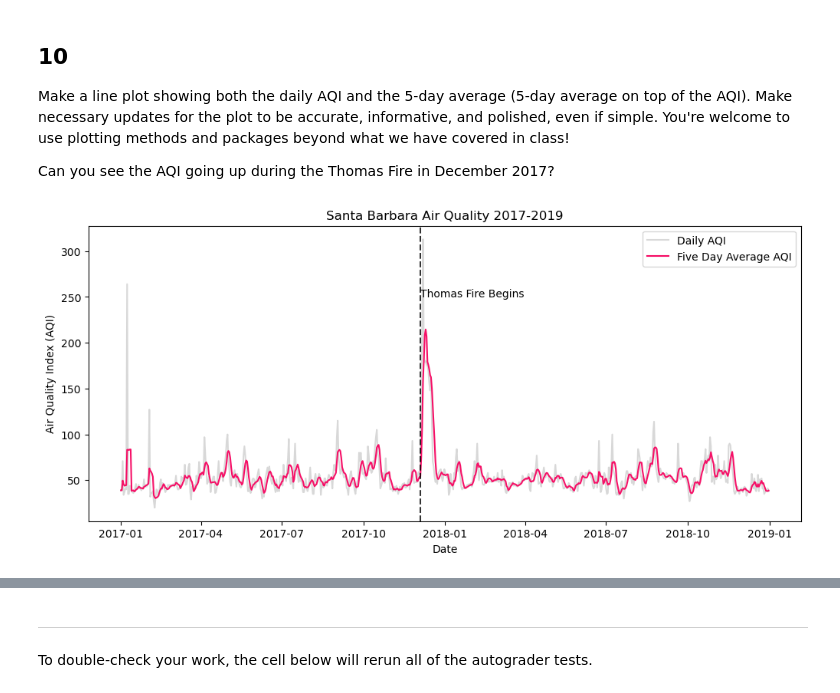
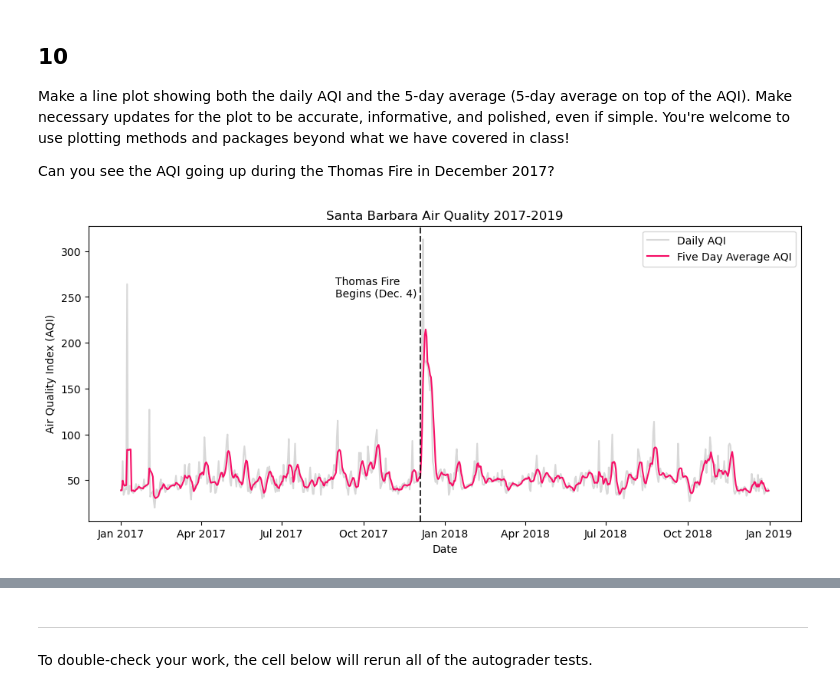
Before and after one commit to zachyyy700/eds220-hwk2, a Jupyter notebook: task3/hwk2-task3-aqi-LOO.ipynb, the cells around one changed output, grey strips where cells are left out. Cells and saved outputs as stored; diff of their text form; code cells hidden in the pictures.

```diff
--- a/task3/hwk2-task3-aqi-LOO.ipynb
+++ b/task3/hwk2-task3-aqi-LOO.ipynb
@@ -291,25 +299,27 @@ Make a line plot showing both the daily AQI and the 5-day average (5-day average
 Can you see the AQI going up during the Thomas Fire in December 2017?
 # %%
 import matplotlib.pyplot as plt
-
+from matplotlib.dates import DateFormatter
 plt.figure(figsize=(12, 5))
 plt.plot(aqi_sb.index, aqi_sb.aqi, label='Daily AQI',
          color='grey',
          alpha=0.3)
 plt.plot(aqi_sb.index, aqi_sb.five_day_average, label='Five Day Average AQI',
          color='#f61067')
 
 plt.axvline(x = pd.to_datetime('2017-12-04'), #type: ignore
             alpha=0.8,
             color='black',
             linestyle='--')
 
+ax = plt.gca()
+ax.xaxis.set_major_formatter(DateFormatter('%b %Y'))
 
 plt.xlabel('Date')
 plt.ylabel('Air Quality Index (AQI)')
-plt.text(x=pd.to_datetime('2017-12-04'), y=250, s='Thomas Fire Begins')
+plt.text(x=pd.to_datetime('2017-8-30'), y=250, s='Thomas Fire\nBegins (Dec. 4)') #type: ignore
 plt.title('Santa Barbara Air Quality 2017-2019')
 plt.legend()
 plt.show()
 # %% [output]
-[figure, old version]
+[figure, new version]
```
Also changed, not shown: parts of 8 cells of this notebook.
